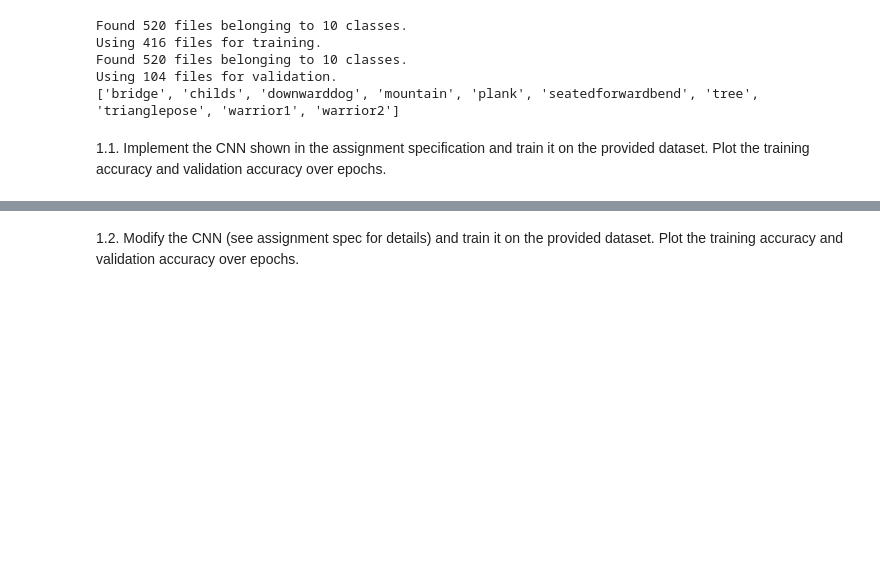
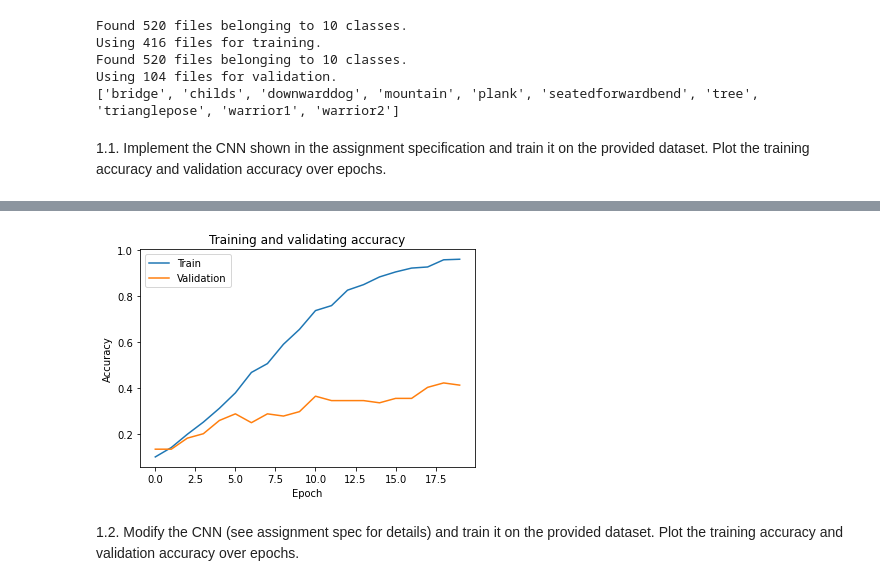
Before and after one commit to byi649/CNN-image-classification, a Jupyter notebook: COMP90086_asst2_2022.ipynb, the cells around one changed output, grey strips where cells are left out. Saved outputs shown, nothing was run; the diff lists cells and outputs as text; code cells hidden in the pictures; blank space fills up the shorter version.

```diff
--- a/COMP90086_asst2_2022.ipynb
+++ b/COMP90086_asst2_2022.ipynb
@@ -73,7 +73,7 @@ Using 104 files for validation.
 1.1. Implement the CNN shown in the assignment specification and train it on the provided dataset. Plot the training accuracy and validation accuracy over epochs.
 # %%
 # Implement CNN
-CNN = keras.Sequential([])
+CNN = keras.Sequential()
 CNN.add(layers.InputLayer((32, 32, 3)))
 CNN.add(layers.experimental.preprocessing.Rescaling(1./255))
 CNN.add(layers.Conv2D(16, (3, 3), activation="relu"))
@@ -121,3 +121,4 @@ Epoch 20/20
+[figure, added]
 # %% [markdown]
 1.2. Modify the CNN (see assignment spec for details) and train it on the provided dataset.  Plot the training accuracy and validation accuracy over epochs.
 # %%
```
Also changed, not shown: parts of 3 cells of this notebook.
